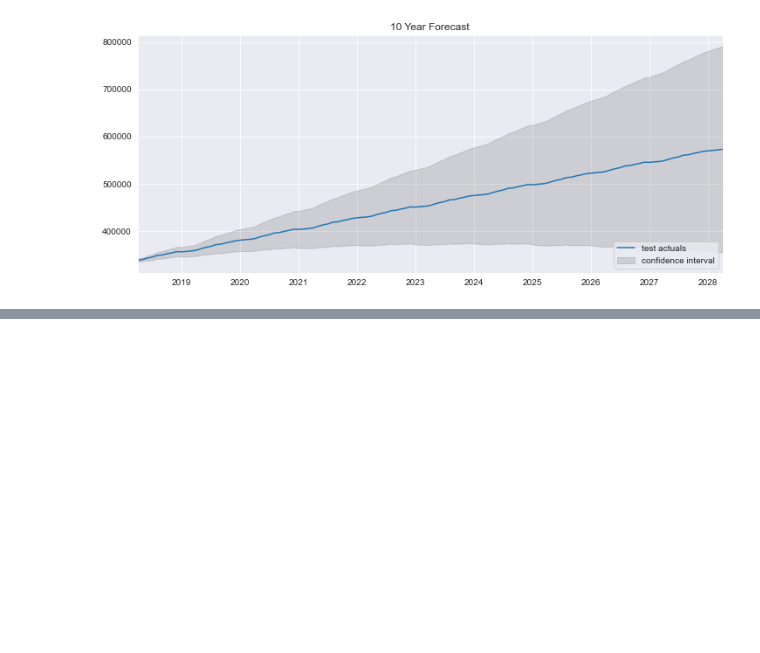
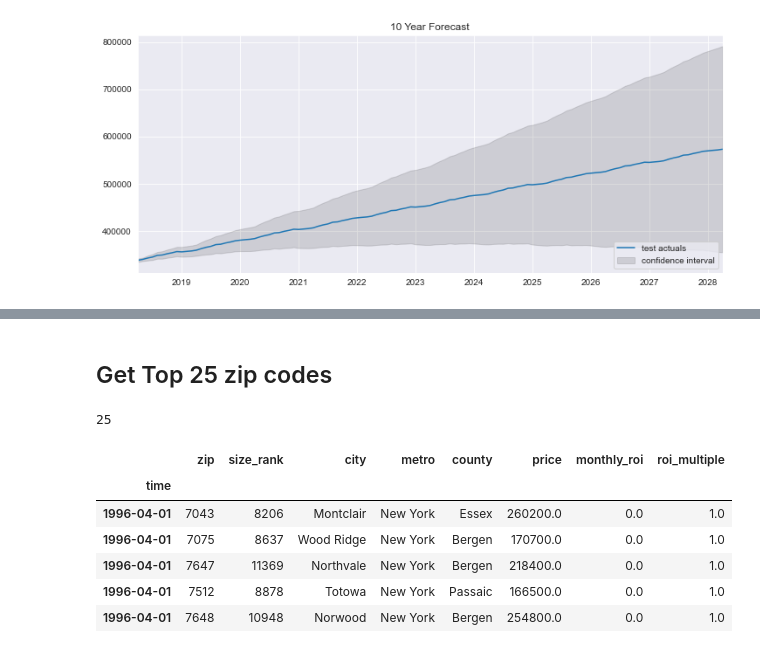
Before and after one commit to timpanon/zillow_forecasting, a Jupyter notebook: overall_nj.ipynb, the cells around one changed output, grey strips where cells are left out. Saved outputs shown, nothing was run; the diff lists cells and outputs as text; code cells hidden in the pictures; blank space fills up the shorter version.

```diff
--- a/overall_nj.ipynb
+++ b/overall_nj.ipynb
@@ -403,0 +688,33 @@ ROI for 10 year(s):0.7026856511226903
+# %% [markdown]
+## Get Top 25 zip codes
+# %%
+# suburban zip codes
+lower_urban = lower_urbanization(df) # 251
+
+# Long Term Returns (200)
+long_term_returns = rankby_total_roi(lower_urban, num_results=200)
+
+# # 3 year Returns (100)
+three_year_returns = rankby_time_roi(long_term_returns, time_horizon=3, num_results=100)
+
+# # average yearly returns (50)
+median_yearly_returns = rankby_median_annual_roi(three_year_returns, num_results=50)
+
+# # lowest volatility (25)
+final_df = rankby_volatility(median_yearly_returns, num_results=25)
+
+print(final_df.zip.nunique())
+# final_df = final_df.sort_values(by=['zip','time'])
+
+final_df = add_roi(final_df)
+
+final_df.head()
+# %% [output]
+25
+|  | zip | size_rank | city | metro | county | price | monthly_roi | roi_multiple |
+| time |  |  |  |  |  |  |  |  |
+| 1996-04-01 | 7043 | 8206 | Montclair | New York | Essex | 260200.0 | 0.0 | 1.0 |
+| 1996-04-01 | 7075 | 8637 | Wood Ridge | New York | Bergen | 170700.0 | 0.0 | 1.0 |
+| 1996-04-01 | 7647 | 11369 | Northvale | New York | Bergen | 218400.0 | 0.0 | 1.0 |
+| 1996-04-01 | 7512 | 8878 | Totowa | New York | Passaic | 166500.0 | 0.0 | 1.0 |
+| 1996-04-01 | 7648 | 10948 | Norwood | New York | Bergen | 254800.0 | 0.0 | 1.0 |
```
Also changed, not shown: parts of 24 cells of this notebook.
